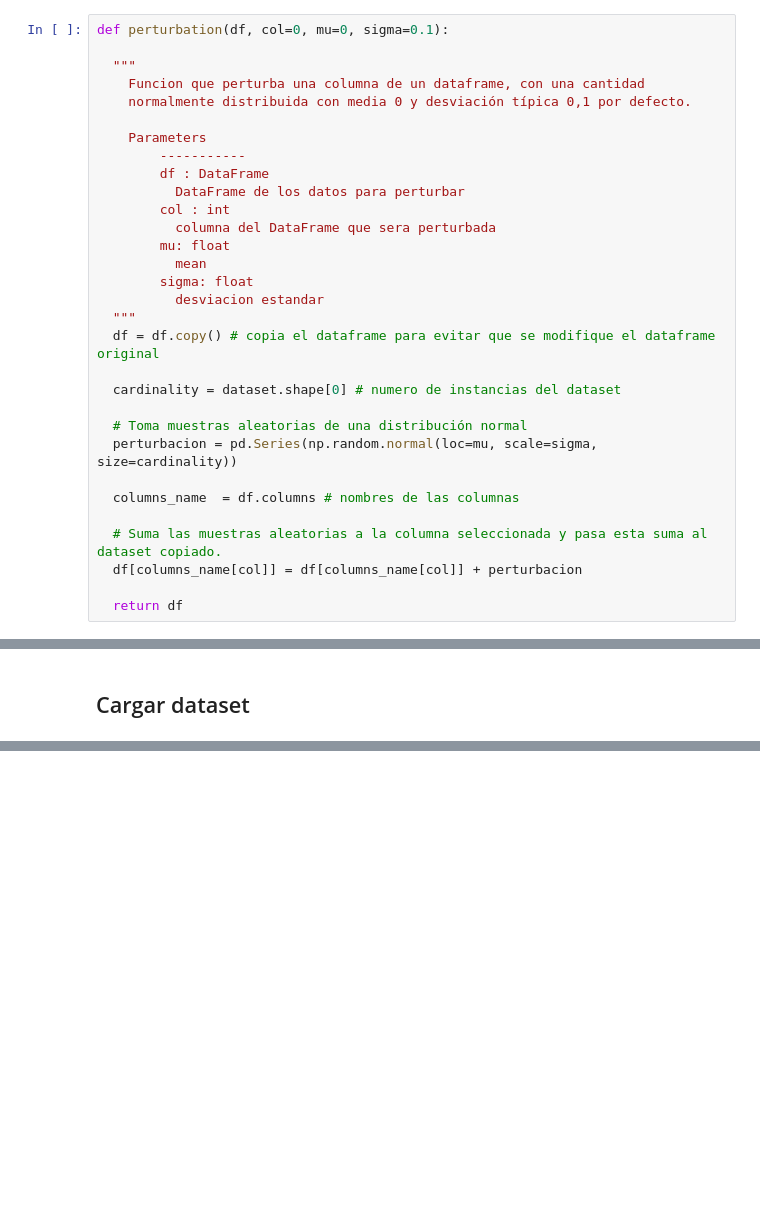
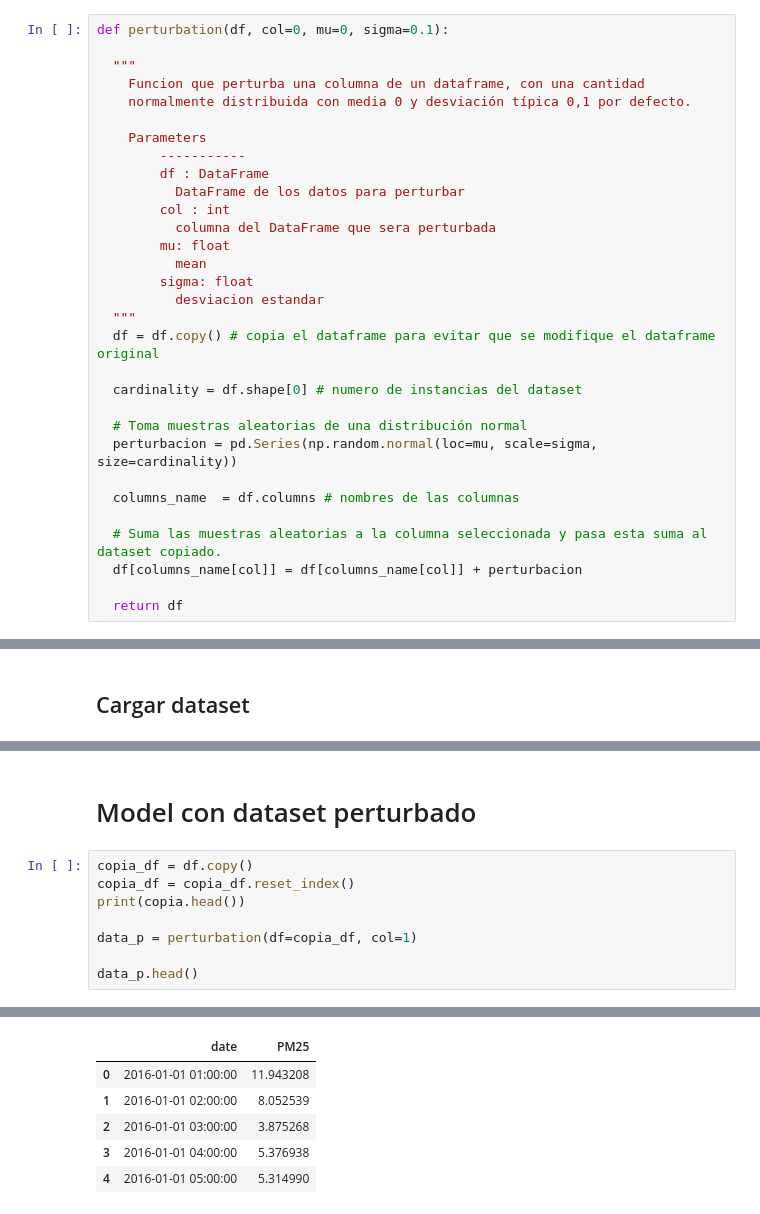
Before and after one commit to castudil/som-lstm, a Jupyter notebook: algoritmo_perturbacion.ipynb, the cells around one changed output, grey strips where cells are left out. Drawn from its saved outputs; the diff is of its cells as text; blank space fills up the shorter version.

```diff
--- a/algoritmo_perturbacion.ipynb
+++ b/algoritmo_perturbacion.ipynb
@@ -31,7 +31,7 @@ def perturbation(df, col=0, mu=0, sigma=0.1):
   """
   df = df.copy() # copia el dataframe para evitar que se modifique el dataframe original
 
-  cardinality = dataset.shape[0] # numero de instancias del dataset
+  cardinality = df.shape[0] # numero de instancias del dataset
 
   # Toma muestras aleatorias de una distribución normal
   perturbacion = pd.Series(np.random.normal(loc=mu, scale=sigma, size=cardinality))
@@ -115,0 +232,11 @@ max      766.200000
+# %% [markdown]
+# Model con dataset perturbado
+# %%
+copia_df = df.copy()
+copia_df = copia_df.reset_index()
+print(copia.head())
+
+data_p = perturbation(df=copia_df, col=1)
+
+data_p.head()
+# %% [output]
@@ -115,0 +249,6 @@ max      766.200000
+|  | date | PM25 |
+| 0 | 2016-01-01 01:00:00 | 11.943208 |
+| 1 | 2016-01-01 02:00:00 | 8.052539 |
+| 2 | 2016-01-01 03:00:00 | 3.875268 |
+| 3 | 2016-01-01 04:00:00 | 5.376938 |
+| 4 | 2016-01-01 05:00:00 | 5.314990 |
```
Also changed, not shown: parts of 13 cells of this notebook.
